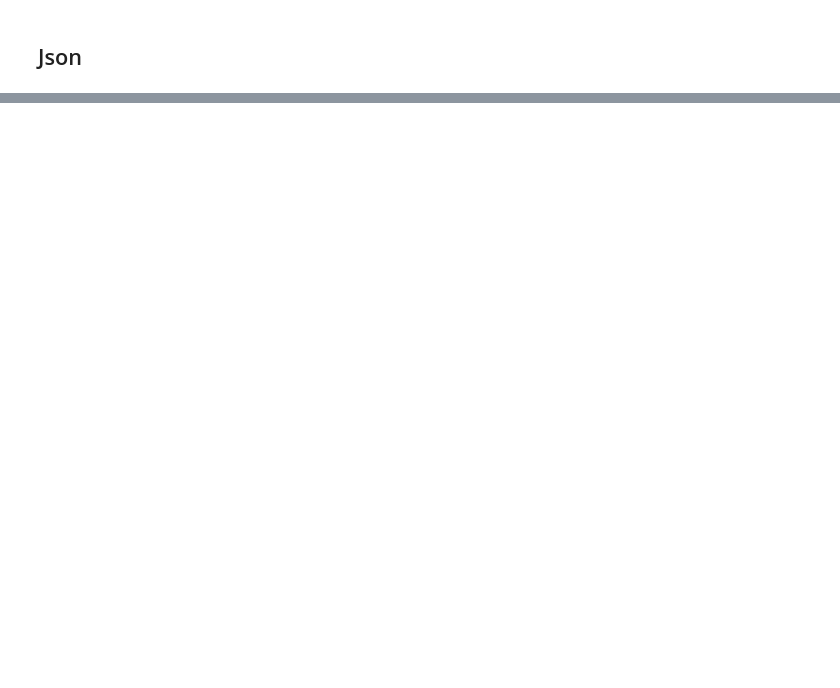
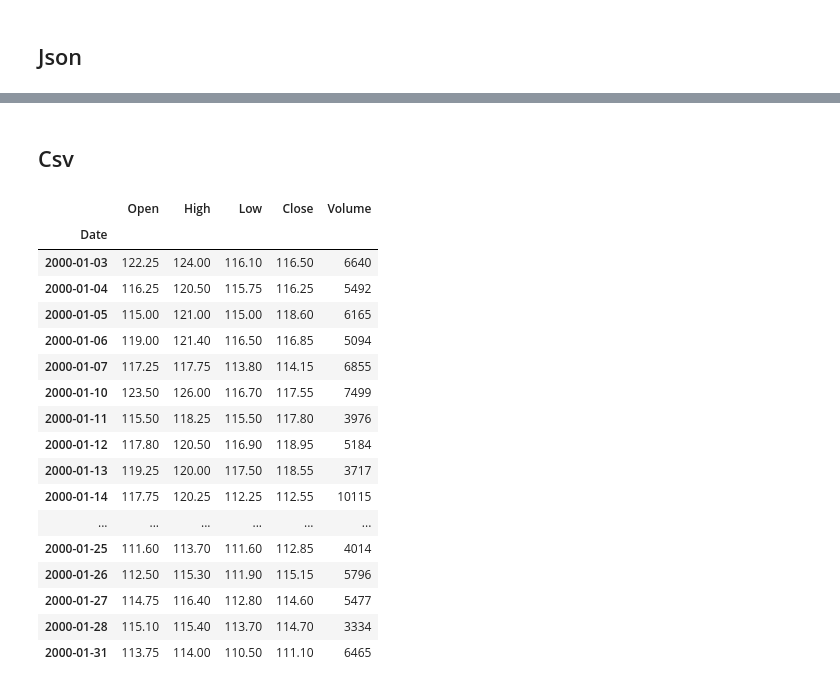
Before and after one commit to kevinalexis1/Chaos-Coders, a Jupyter notebook: test.ipynb, the cells around one changed output, grey strips where cells are left out. Cells and saved outputs as stored; diff of their text form; code cells hidden in the pictures; blank space fills up the shorter version.

```diff
--- a/test.ipynb
+++ b/test.ipynb
@@ -18,0 +59,26 @@ print(data)
+# %% [markdown]
+## Csv
+# %%
+dataaa = pd.read_csv('coffee.csv',index_col='Date')
+dataaa = dataaa.drop('Currency',axis =1)
+
+dataaa.head(20)
+# %% [output]
+|  | Open | High | Low | Close | Volume |
+| Date |  |  |  |  |  |
+| 2000-01-03 | 122.25 | 124.00 | 116.10 | 116.50 | 6640 |
+| 2000-01-04 | 116.25 | 120.50 | 115.75 | 116.25 | 5492 |
+| 2000-01-05 | 115.00 | 121.00 | 115.00 | 118.60 | 6165 |
+| 2000-01-06 | 119.00 | 121.40 | 116.50 | 116.85 | 5094 |
+| 2000-01-07 | 117.25 | 117.75 | 113.80 | 114.15 | 6855 |
+| 2000-01-10 | 123.50 | 126.00 | 116.70 | 117.55 | 7499 |
+| 2000-01-11 | 115.50 | 118.25 | 115.50 | 117.80 | 3976 |
+| 2000-01-12 | 117.80 | 120.50 | 116.90 | 118.95 | 5184 |
+| 2000-01-13 | 119.25 | 120.00 | 117.50 | 118.55 | 3717 |
+| 2000-01-14 | 117.75 | 120.25 | 112.25 | 112.55 | 10115 |
+| ... | ... | ... | ... | ... | ... |
+| 2000-01-25 | 111.60 | 113.70 | 111.60 | 112.85 | 4014 |
+| 2000-01-26 | 112.50 | 115.30 | 111.90 | 115.15 | 5796 |
+| 2000-01-27 | 114.75 | 116.40 | 112.80 | 114.60 | 5477 |
+| 2000-01-28 | 115.10 | 115.40 | 113.70 | 114.70 | 3334 |
+| 2000-01-31 | 113.75 | 114.00 | 110.50 | 111.10 | 6465 |
```
Also changed, not shown: parts of 18 cells of this notebook, 1 other file.
